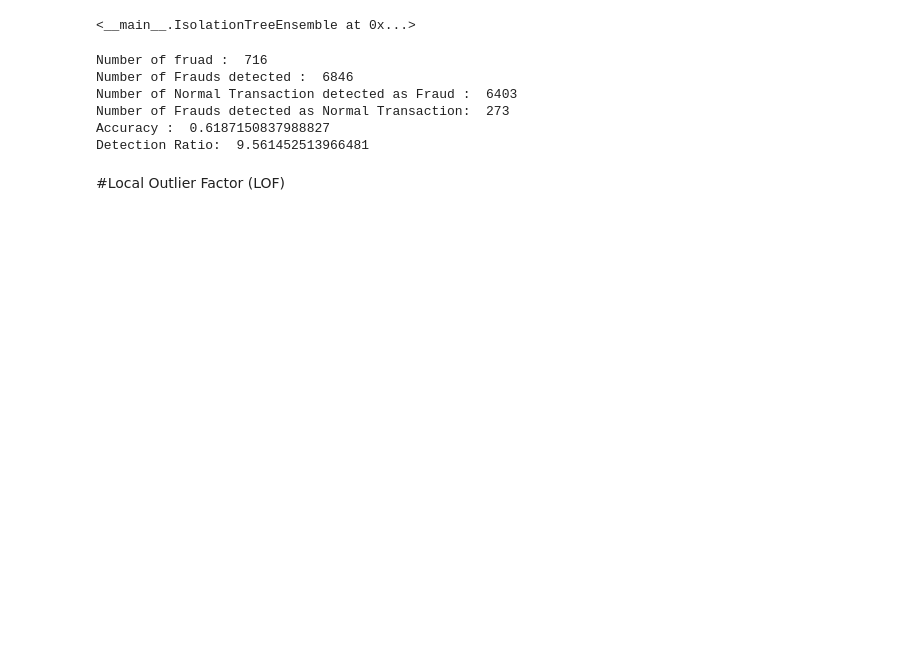
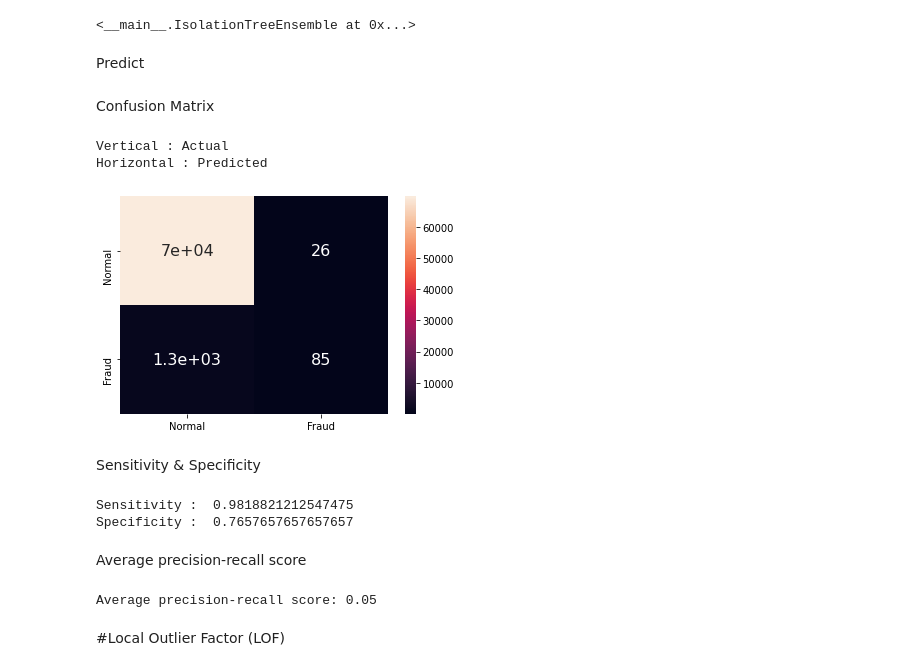
Before and after one commit to 201701203/Anomaly-detection-in-Payments-using-ML, a Jupyter notebook: Anamoly_detection.ipynb, the cells around one changed output. Saved outputs shown, nothing was run; the diff lists cells and outputs as text; code cells hidden in the pictures; blank space fills up the shorter version.

```diff
--- a/Anamoly_detection.ipynb
+++ b/Anamoly_detection.ipynb
@@ -416,40 +483,45 @@ def path_length_tree(x, t,e):
 # %%
 it = IsolationTreeEnsemble(sample_size=512, n_trees=100)
-it.fit(x_train)
+it.fit(x_sample)
 # %% [output]
 <__main__.IsolationTreeEnsemble at 0x...>
+# %% [markdown]
+Predict
+# %%
+scores = it.anomaly_score(x_sample)
 # %%
-scores = it.anomaly_score(x)
-y_pred = it.predict_from_anomaly_scores(scores, 0.7)
+y_iso = it.predict_from_anomaly_scores(scores, 0.67)
-# %%
-y=np.array(y)
-y_pred=np.array(y_pred)
-
-for i in range(len(y_pred)):
-  if(y_pred[i]==1 and y[i]==1):
-    right=right+1
-  if(y_pred[i]==1 and y[i]==0):
-    wrong1=wrong1+1
-  if(y_pred[i]==0 and y[i]==1):
-    wrong2=wrong2+1
-  if(y[i]==1):
-    total=total+1
-
-
-print("Number of fruad : ",total)
-print("Number of Frauds detected : ",right + wrong1)
-print("Number of Normal Transaction detected as Fraud : ",wrong1)
-print("Number of Frauds detected as Normal Transaction: ",wrong2)
-
-print("Accuracy : ",right/total)
-print("Detection Ratio: ",(right+wrong1)/total)
-# %% [output]
-Number of fruad :  716
-Number of Frauds detected :  6846
-Number of Normal Transaction detected as Fraud :  6403
-Number of Frauds detected as Normal Transaction:  273
-Accuracy :  0.6187150837988827
-Detection Ratio:  9.561452513966481
+# %% [markdown]
+Confusion Matrix
+# %%
+cm_iso = confusion_matrix(y_iso,y_sample)
+cm_iso_p = pd.DataFrame(cm_iso, index = [i for i in {"Fraud","Normal"}], columns = [i for i in {"Fraud","Normal"}])
+sns.heatmap(cm_iso_p, annot=True, annot_kws={"size": 16})
+print("Vertical : Actual")
+print("Horizontal : Predicted")
+# %% [output]
+Vertical : Actual
+Horizontal : Predicted
+[figure, added]
+# %% [markdown]
+Sensitivity & Specificity
+# %%
+Sensitivity = cm_iso[0][0]/(cm_iso[0][0]+cm_iso[1][0])
+
+Specificity = cm_iso[1][1]/(cm_iso[1][1]+cm_iso[0][1])
+
+print("Sensitivity : ",Sensitivity) # Normal Transaction as Normal Transaction
+print("Specificity : ",Specificity) # Fruad Transaction as Fruad Transaction
+# %% [output]
+Sensitivity :  0.9818821212547475
+Specificity :  0.7657657657657657
+# %% [markdown]
+Average precision-recall score
+# %%
+average_precision = average_precision_score(y_sample, y_iso)
+print('Average precision-recall score: {0:0.2f}'.format(average_precision))
+# %% [output]
+Average precision-recall score: 0.05
 # %% [markdown]
 #Local Outlier Factor (LOF)
 # %%
```
Also changed, not shown: parts of 39 cells of this notebook.
